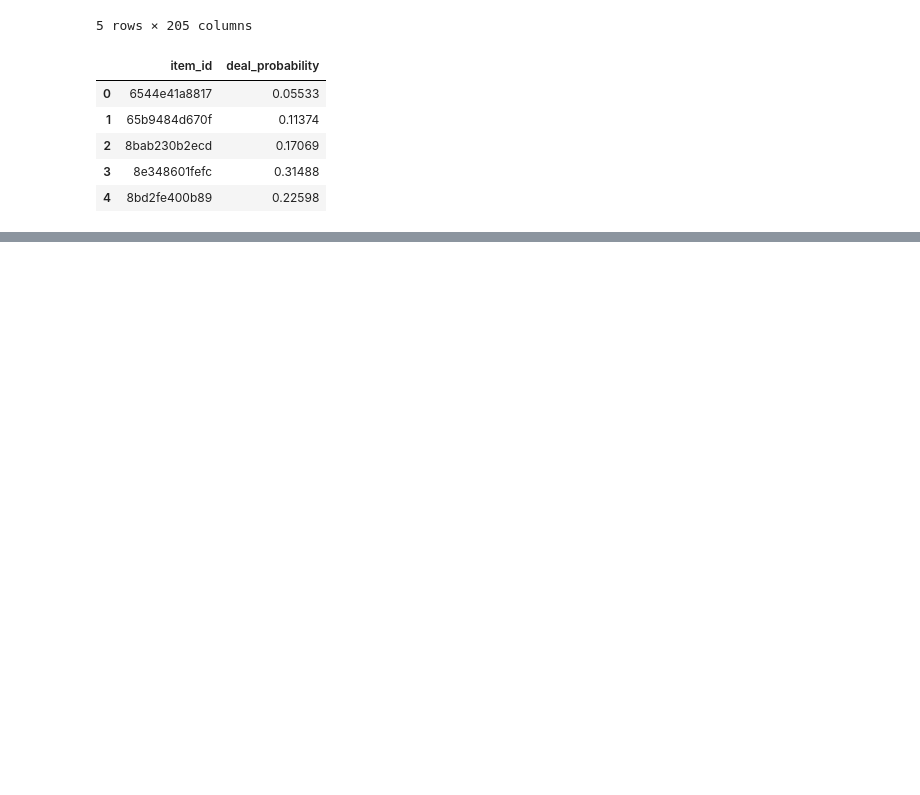
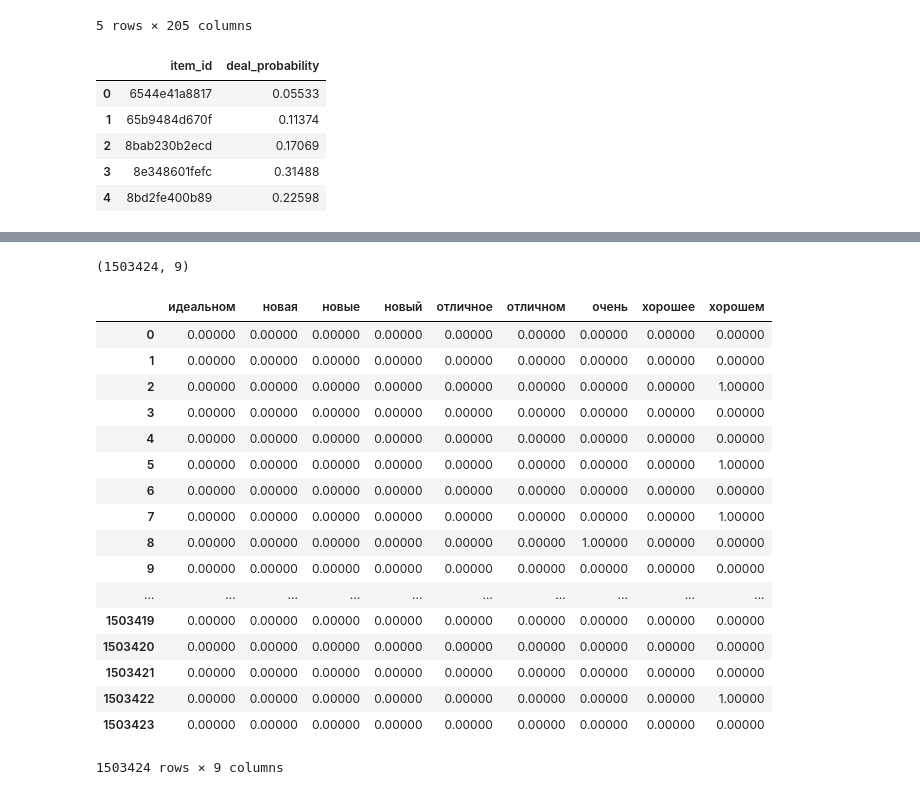
Before and after one commit to albalu/gdso-avito, a Jupyter notebook: title_description_analysis.ipynb, the cells around one changed output, grey strips where cells are left out. Saved outputs shown, nothing was run; the diff lists cells and outputs as text; code cells hidden in the pictures; blank space fills up the shorter version.

Commit message:
add keywords features

```diff
--- a/title_description_analysis.ipynb
+++ b/title_description_analysis.ipynb
@@ -366,0 +408,21 @@ sub.head()
+# %%
+# translate keywords
+from googletrans import Translator
+def translate_ru_to_en(potential_words):
+    translator = Translator()
+    result=[translator.translate(origin, src='ru', dest='en').text for origin in potential_words]
+    return result
+
+
+
+def translate_title_and_description(file_path, prefix, title_only, desc_only):
+
+    if title_only == 'yes':
+        translate(file_path, prefix, "title")
+    elif desc_only == 'yes':
+        translate(file_path, prefix, "description")
+    else:
+        translate(file_path, prefix, "title")
+        translate(file_path, prefix, "description")
+# %%
+potential_words_ru=translate_ru_to_en(potential_words)
@@ -366,0 +510,22 @@ sub.head()
+# %%
+target_keyword=[# ideal,
+    "идеальном",
+#the new,
+    "новая",
+#new,
+    "новые",
+#new,
+    "новый",
+#excellent,
+    "отличное",
+#excellent,
+    "отличном",
+#highly,
+    "очень",
+#good,
+    "хорошее",
+#good,
+    "хорошем"]
+potential_words_matrix=words_in_texts(target_keyword,train["description"])
+# %%
+df_potential_words=pd.DataFrame(potential_words_matrix, columns=target_keyword)
@@ -366,0 +536,25 @@ sub.head()
+# %%
+keywords_matrix.shape
+# %% [output]
+(1503424, 9)
+# %%
+df_potential_words
+# %% [output]
+|  | идеальном | новая | новые | новый | отличное | отличном | очень | хорошее | хорошем |
+| 0 | 0.00000 | 0.00000 | 0.00000 | 0.00000 | 0.00000 | 0.00000 | 0.00000 | 0.00000 | 0.00000 |
+| 1 | 0.00000 | 0.00000 | 0.00000 | 0.00000 | 0.00000 | 0.00000 | 0.00000 | 0.00000 | 0.00000 |
+| 2 | 0.00000 | 0.00000 | 0.00000 | 0.00000 | 0.00000 | 0.00000 | 0.00000 | 0.00000 | 1.00000 |
+| 3 | 0.00000 | 0.00000 | 0.00000 | 0.00000 | 0.00000 | 0.00000 | 0.00000 | 0.00000 | 0.00000 |
+| 4 | 0.00000 | 0.00000 | 0.00000 | 0.00000 | 0.00000 | 0.00000 | 0.00000 | 0.00000 | 0.00000 |
+| 5 | 0.00000 | 0.00000 | 0.00000 | 0.00000 | 0.00000 | 0.00000 | 0.00000 | 0.00000 | 1.00000 |
+| 6 | 0.00000 | 0.00000 | 0.00000 | 0.00000 | 0.00000 | 0.00000 | 0.00000 | 0.00000 | 0.00000 |
+| 7 | 0.00000 | 0.00000 | 0.00000 | 0.00000 | 0.00000 | 0.00000 | 0.00000 | 0.00000 | 1.00000 |
+| 8 | 0.00000 | 0.00000 | 0.00000 | 0.00000 | 0.00000 | 0.00000 | 1.00000 | 0.00000 | 0.00000 |
+| 9 | 0.00000 | 0.00000 | 0.00000 | 0.00000 | 0.00000 | 0.00000 | 0.00000 | 0.00000 | 0.00000 |
+| ... | ... | ... | ... | ... | ... | ... | ... | ... | ... |
+| 1503419 | 0.00000 | 0.00000 | 0.00000 | 0.00000 | 0.00000 | 0.00000 | 0.00000 | 0.00000 | 0.00000 |
+| 1503420 | 0.00000 | 0.00000 | 0.00000 | 0.00000 | 0.00000 | 0.00000 | 0.00000 | 0.00000 | 0.00000 |
+| 1503421 | 0.00000 | 0.00000 | 0.00000 | 0.00000 | 0.00000 | 0.00000 | 0.00000 | 0.00000 | 0.00000 |
+| 1503422 | 0.00000 | 0.00000 | 0.00000 | 0.00000 | 0.00000 | 0.00000 | 0.00000 | 0.00000 | 1.00000 |
+| 1503423 | 0.00000 | 0.00000 | 0.00000 | 0.00000 | 0.00000 | 0.00000 | 0.00000 | 0.00000 | 0.00000 |
+1503424 rows × 9 columns
```
Also changed, not shown: parts of 16 cells of this notebook.
